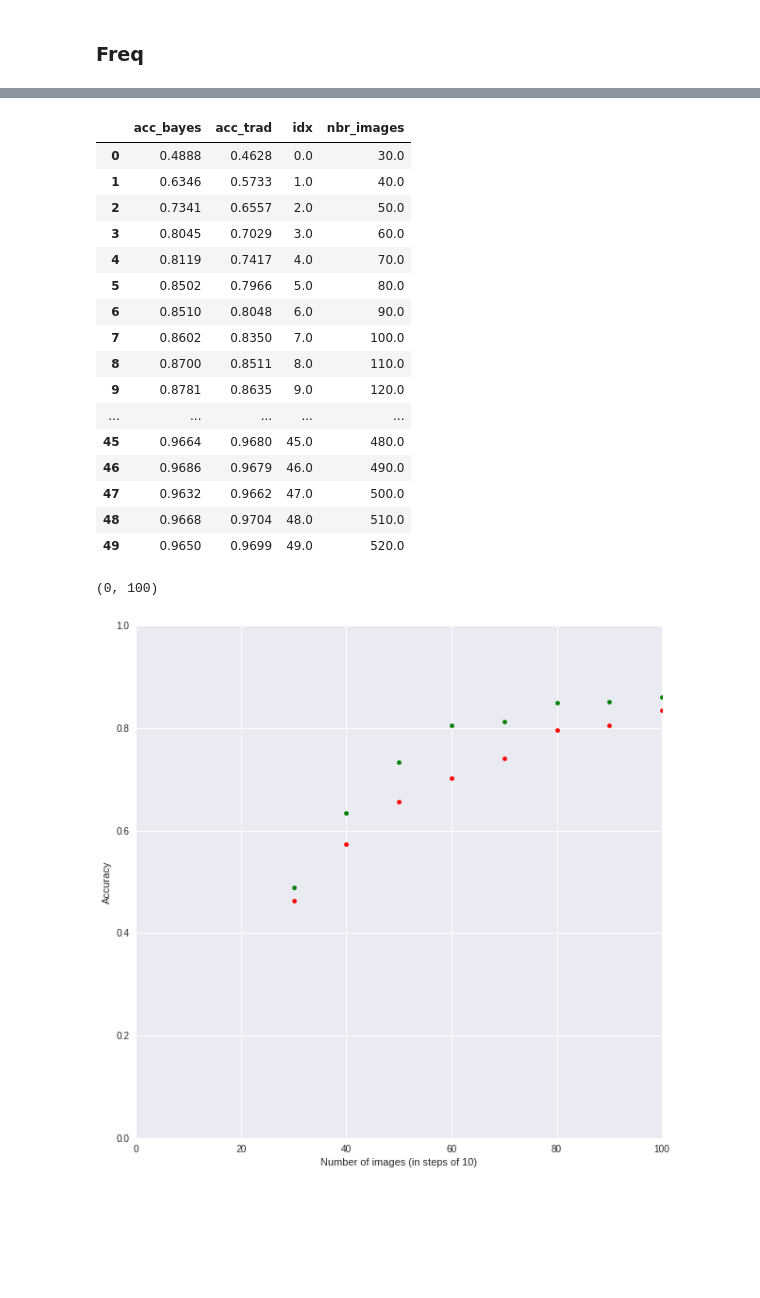
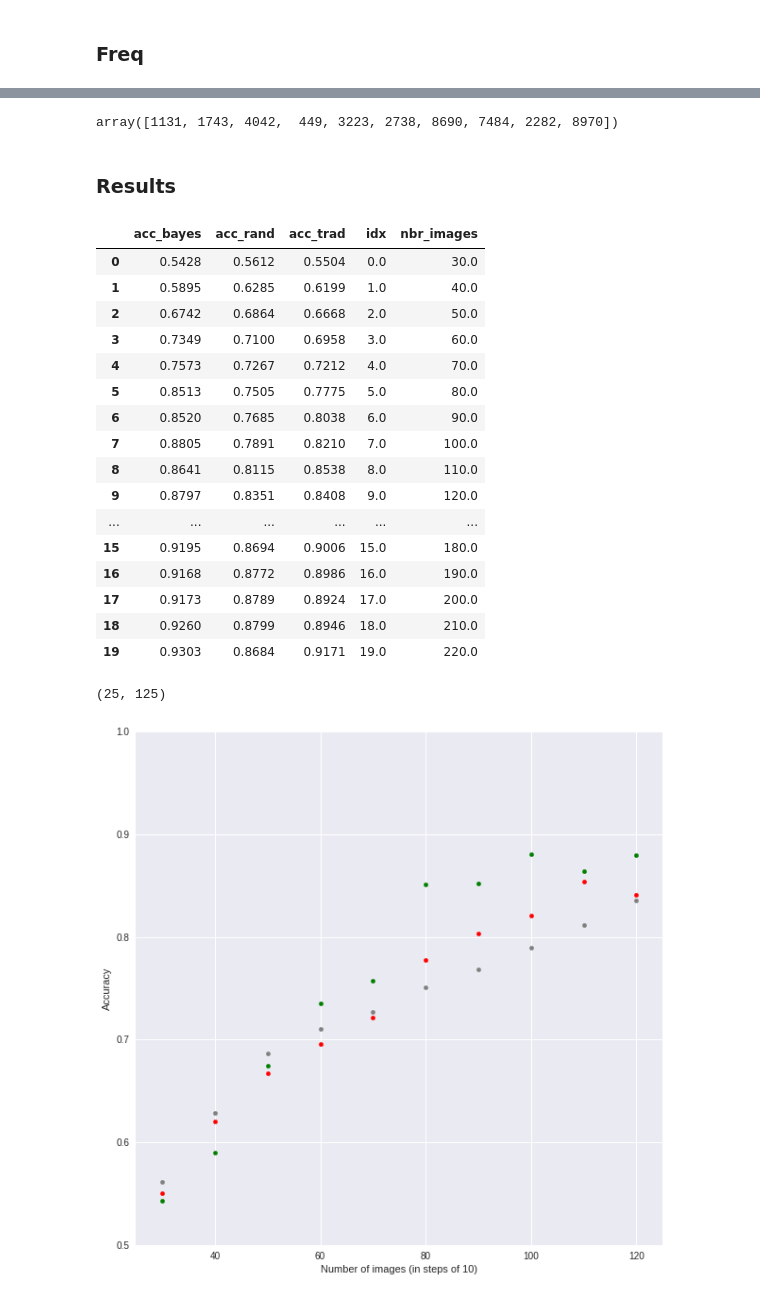
Before and after one commit to philarnold4242/test_Python, a Jupyter notebook: Bayesian_DL_ConvNet_Mnist.ipynb, the cells around one changed output, grey strips where cells are left out. Saved outputs shown, nothing was run; the diff lists cells and outputs as text; code cells hidden in the pictures; blank space fills up the shorter version.

```diff
--- a/Bayesian_DL_ConvNet_Mnist.ipynb
+++ b/Bayesian_DL_ConvNet_Mnist.ipynb
@@ -4,8 +4,8 @@
 # Chapter 4 - Convolutional Neural Nets<br>
 https://www.tensorflow.org/tutorials/deep_cnn
 # %%
-N = 100 # Number of samples for forward pass
-Ntrain_steps = 2000
+N = 10 # Number of samples for forward pass
+Ntrain_steps = 200
 bayesian_keep_prob = 0.8
 # %%
 from google.colab import drive
@@ -854,11 +852,13 @@ Start with 20 images. After each training, increase by 10 images based on images
 # %%
 N_train_acq = 2000
 N_sample_acq = 100
-N_steps = 50
+N_steps = 20
 
 # Store output
 Bayes = {}
 Trad = {}
+Rand = {}
+
 
 # Initial data set
 np.random.seed(123)
@@ -1051,48 +1133,61 @@ Number of unlabeled images: 49: (9480, 784)
+# %%
+run_shuffle[0:10]
+# %% [output]
+array([1131, 1743, 4042,  449, 3223, 2738, 8690, 7484, 2282, 8970])
+# %% [markdown]
+### Results
 # %%
 df = pd.DataFrame(columns = ['idx', 'nbr_images', 'acc_trad', 'acc_bayes'])
 
 for k in range(len(Bayes.keys())):
   spB = Bayes[k].split(' ')
   spT = Trad[k].split(' ')
+  spR = Rand[k].split(' ')
 
   df = df.append( pd.DataFrame({'idx': float(spB[0]),
                            'nbr_images': float(spB[1]),
                            'acc_trad': float(spT[2]),
-                           'acc_bayes': float(spB[2])}, index = [k]))
+                           'acc_bayes': float(spB[2]),
+                           'acc_rand': float(spR[2])}, index = [k]))
 df
 # %% [output]
-|  | acc_bayes | acc_trad | idx | nbr_images |
-| 0 | 0.4888 | 0.4628 | 0.0 | 30.0 |
-| 1 | 0.6346 | 0.5733 | 1.0 | 40.0 |
-| 2 | 0.7341 | 0.6557 | 2.0 | 50.0 |
-| 3 | 0.8045 | 0.7029 | 3.0 | 60.0 |
-| 4 | 0.8119 | 0.7417 | 4.0 | 70.0 |
-| 5 | 0.8502 | 0.7966 | 5.0 | 80.0 |
-| 6 | 0.8510 | 0.8048 | 6.0 | 90.0 |
-| 7 | 0.8602 | 0.8350 | 7.0 | 100.0 |
-| 8 | 0.8700 | 0.8511 | 8.0 | 110.0 |
-| 9 | 0.8781 | 0.8635 | 9.0 | 120.0 |
-| ... | ... | ... | ... | ... |
-| 45 | 0.9664 | 0.9680 | 45.0 | 480.0 |
-| 46 | 0.9686 | 0.9679 | 46.0 | 490.0 |
-| 47 | 0.9632 | 0.9662 | 47.0 | 500.0 |
-| 48 | 0.9668 | 0.9704 | 48.0 | 510.0 |
-| 49 | 0.9650 | 0.9699 | 49.0 | 520.0 |
+|  | acc_bayes | acc_rand | acc_trad | idx | nbr_images |
+| 0 | 0.5428 | 0.5612 | 0.5504 | 0.0 | 30.0 |
+| 1 | 0.5895 | 0.6285 | 0.6199 | 1.0 | 40.0 |
+| 2 | 0.6742 | 0.6864 | 0.6668 | 2.0 | 50.0 |
+| 3 | 0.7349 | 0.7100 | 0.6958 | 3.0 | 60.0 |
+| 4 | 0.7573 | 0.7267 | 0.7212 | 4.0 | 70.0 |
+| 5 | 0.8513 | 0.7505 | 0.7775 | 5.0 | 80.0 |
+| 6 | 0.8520 | 0.7685 | 0.8038 | 6.0 | 90.0 |
+| 7 | 0.8805 | 0.7891 | 0.8210 | 7.0 | 100.0 |
+| 8 | 0.8641 | 0.8115 | 0.8538 | 8.0 | 110.0 |
+| 9 | 0.8797 | 0.8351 | 0.8408 | 9.0 | 120.0 |
+| ... | ... | ... | ... | ... | ... |
+| 15 | 0.9195 | 0.8694 | 0.9006 | 15.0 | 180.0 |
+| 16 | 0.9168 | 0.8772 | 0.8986 | 16.0 | 190.0 |
+| 17 | 0.9173 | 0.8789 | 0.8924 | 17.0 | 200.0 |
+| 18 | 0.9260 | 0.8799 | 0.8946 | 18.0 | 210.0 |
+| 19 | 0.9303 | 0.8684 | 0.9171 | 19.0 | 220.0 |
 # %%
 ax = df.plot.scatter(x = 'nbr_images',
                      y = 'acc_bayes',
                      color = 'green')
 df.plot.scatter(x = 'nbr_images',
                 y = 'acc_trad',
                 ax = ax,
                 color = 'red')
+df.plot.scatter(x = 'nbr_images',
+                y = 'acc_rand',
+                ax = ax,
+                color = 'gray')
+
 ax.set_xlabel('Number of images (in steps of 10)')
 ax.set_ylabel('Accuracy')
-ax.set_ylim(0,1)
-ax.set_xlim(0,100)
+ax.set_ylim(0.5,1.0)
+ax.set_xlim(25,125)
 # %% [output]
-(0, 100)
+(25, 125)
-[figure, old version]
+[figure, new version]
 # %%
 Trad
 # %% [output]
```
Also changed, not shown: parts of 24 cells of this notebook.
